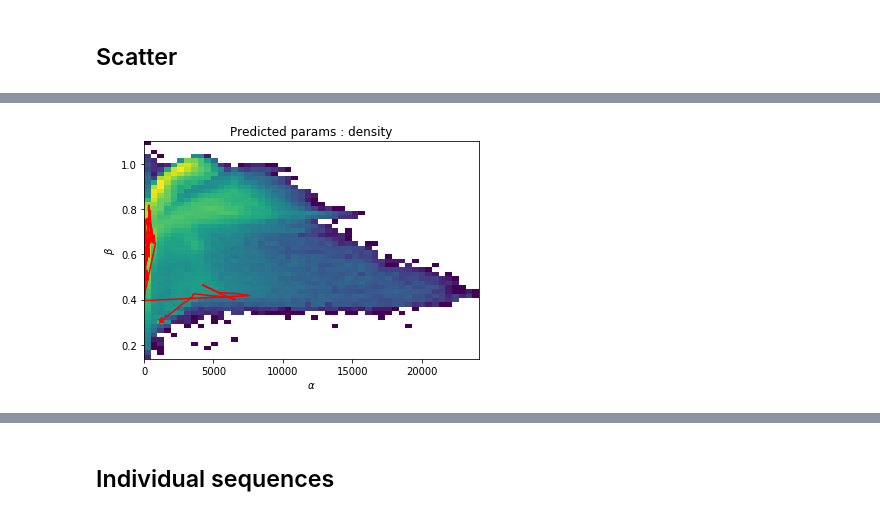
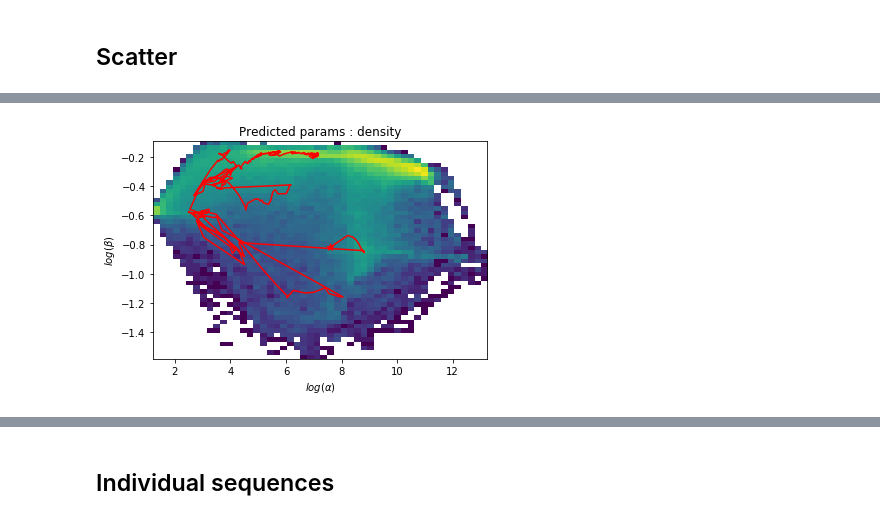
Before and after one commit to ragulpr/wtte-rnn-examples, a Jupyter notebook: examples/data-pipeline-template.ipynb, the cells around one changed output, grey strips where cells are left out. Cells and saved outputs as stored; diff of their text form; code cells hidden in the pictures.

```diff
--- a/examples/data-pipeline-template.ipynb
+++ b/examples/data-pipeline-template.ipynb
@@ -269,9 +255,10 @@ if add_global_feature:
     del padded,x_global
 
 # If we have count-based (positive) features we can log-squash outliers
-if np.nanmin(x)>=0:
+only_positive_data = np.nanmin(x)>=0
+if only_positive_data:
     print('Using Log')
-    x = np.log(x+1)
+    x = np.log(1+x)
 # %% [output]
 Using Log
 # %% [markdown]
@@ -648,10 +709,12 @@ _________________________________________________________________
 # %%
-K.set_value(model.optimizer.lr, 0.01)
-model.fit(x_train, y_train,
-          epochs=200,
-          batch_size=300,
-          verbose=1,
-          validation_data=(x_valid, y_valid,sample_weights_valid),
-          sample_weight = sample_weights_train,
-          callbacks=[nanterminator,history,weightwatcher,reduce_lr,checkpointer])
+K.set_value(model.optimizer.lr, 1e-3)
+model.fit(
+            x_train, y_train,
+            epochs=120,
+            batch_size=10,
+            verbose=1,
+            validation_data=(x_valid, y_valid,sample_weights_valid),
+            sample_weight = sample_weights_train,
+            callbacks=[nanterminator,history,weightwatcher,reduce_lr,checkpointer]
+         )
 # %% [output]
@@ -736,20 +800,19 @@ np.random.seed(9) # seed 6,9,12 interesting
 random_selection =np.random.choice(predicted.shape[0], min([5,predicted.shape[0]]))
 random_selection = np.sort(random_selection)
 
+_predicted = np.log(predicted)
 # Alpha and beta projections
-mask = ~np.isnan(predicted[:,:,0])
-alpha_flat = predicted[:,:,0][mask].flatten()
-beta_flat  = predicted[:,:,1][mask].flatten()
-
-## log-alpha typically makes more sense.
+mask = ~np.isnan(_predicted[:,:,0])
+alpha_flat = _predicted[:,:,0][mask].flatten()
+beta_flat  = _predicted[:,:,1][mask].flatten()
 
 for batch_indx in random_selection:
     from matplotlib.colors import LogNorm
     counts, xedges, yedges, _ = plt.hist2d(alpha_flat, beta_flat, bins=50,norm=LogNorm())
 
-    plt.plot(predicted[batch_indx,:,0],predicted[batch_indx,:,1],color='red')
+    plt.plot(_predicted[batch_indx,:,0],_predicted[batch_indx,:,1],color='red')
 
-    plt.scatter(predicted[batch_indx,0,0],predicted[batch_indx,0,1],
+    plt.scatter(_predicted[batch_indx,0,0],_predicted[batch_indx,0,1],
                 marker = '*',
                 s=50,
                 color='red')
@@ -757,7 +820,8 @@ for batch_indx in random_selection:
     plt.title('Predicted params : density')
     plt.xlim([alpha_flat.min(),alpha_flat.max()])
     plt.ylim([beta_flat.min(),beta_flat.max()])
-    plt.xlabel(r'$\alpha$')
-    plt.ylabel(r'$\beta$')
+    plt.xlabel(r'$log(\alpha)$')
+    plt.ylabel(r'$log(\beta)$')
     plt.show()
+del _predicted, alpha_flat, beta_flat
 # %% [output]
@@ -767 +831 @@ for batch_indx in random_selection:
-[figure, old version]
+[figure, new version]
```
Also changed, not shown: parts of 27 cells of this notebook.
